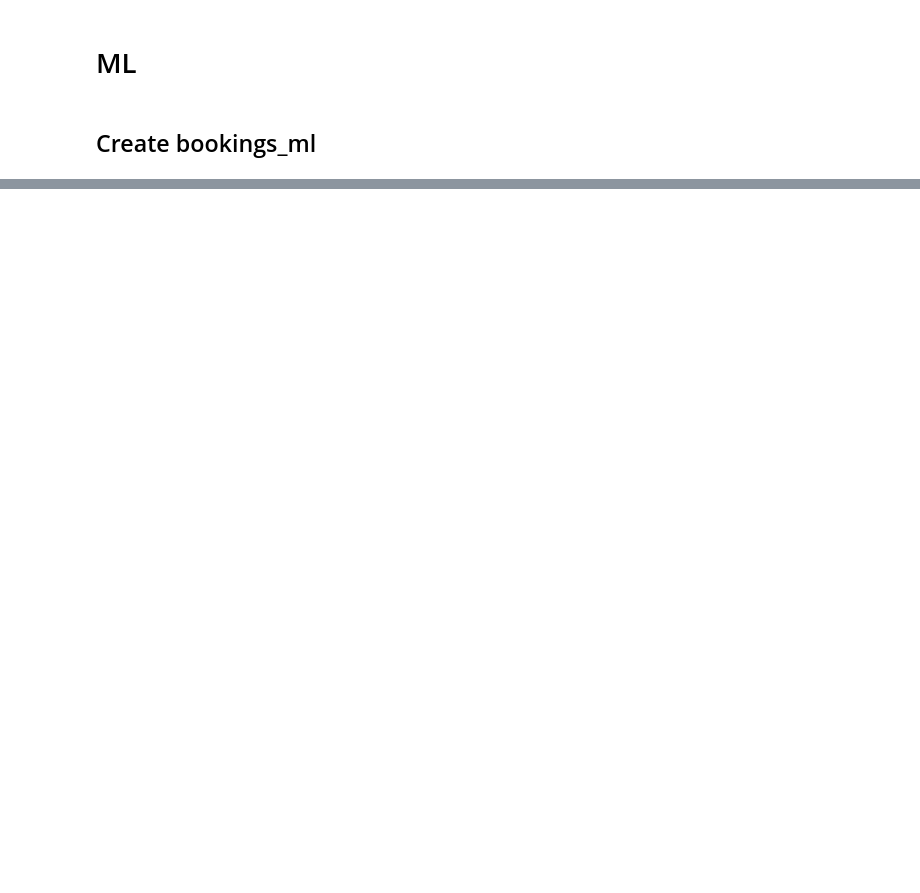
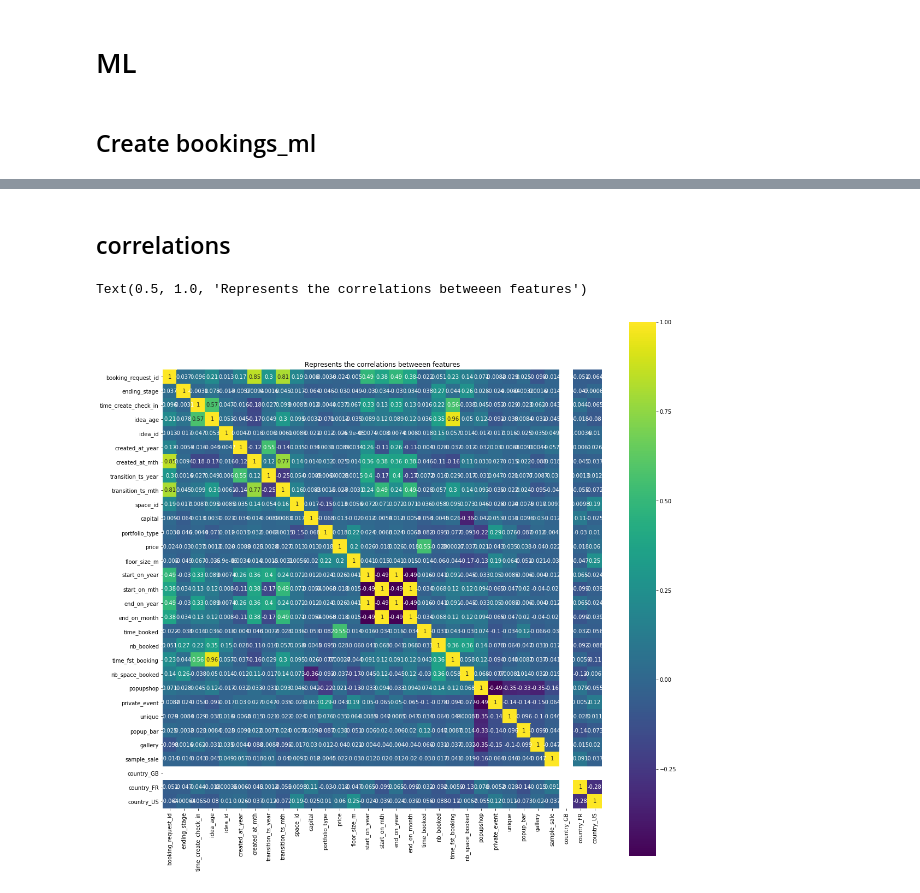
Before and after one commit to paguilmin/AppearHere_Test, a Jupyter notebook: analysis/exploration.ipynb, the cells around one changed output, grey strips where cells are left out. Cells and saved outputs as stored; diff of their text form; code cells hidden in the pictures; blank space fills up the shorter version.

```diff
--- a/analysis/exploration.ipynb
+++ b/analysis/exploration.ipynb
@@ -772,0 +909,8 @@ y = df.iloc[:,4].values
+# %%
+print(bookings_ml.shape)
+bookings_ml = pd.merge(bookings_ml, idea_info, how='left', left_on='idea_id', right_on='idea_id')
+print(bookings_ml.shape)
+bookings_ml = pd.merge(bookings_ml, time_fst_booking, how='left', left_on='booking_request_id', right_on='booking_request_id')
+print(bookings_ml.shape)
+bookings_ml = pd.merge(bookings_ml, space_info, how='left', left_on='space_id', right_on='space_id')
+print(bookings_ml.shape)
@@ -772,0 +949,2 @@ y = df.iloc[:,4].values
+# %%
+bookings_ml.loc[bookings_ml['nb_booked'].isnull(),'nb_booked']= 0
@@ -772,0 +971,26 @@ y = df.iloc[:,4].values
+# %%
+bookings_ml.loc[:,'bf_matched']= 0
+bookings_ml.loc[bookings_ml['to_state_bf']=='matched','bf_matched']= 1
+
+bookings_ml.loc[:,'bf_submitted']= 0
+bookings_ml.loc[bookings_ml['to_state_bf']=='submitted','bf_submitted']= 1
+
+bookings_ml.loc[:,'bf_declined']= 0
+bookings_ml.loc[bookings_ml['to_state_bf']=='declined','bf_declined']= 1
+
+bookings_ml.loc[:,'bf_booked']= 0
+bookings_ml.loc[bookings_ml['to_state_bf']=='booked','bf_booked']= 1
+
+bookings_ml = bookings_ml.drop(['to_state_bf'],axis=1)
+# %%
+bookings_ml.loc[:,'country_GB'] = 0
+bookings_ml.loc[bookings_ml['country']=='GB','country_GB']= 1
+
+bookings_ml.loc[:,'country_FR']= 0
+bookings_ml.loc[bookings_ml['country']=='FR','country_FR']= 1
+
+bookings_ml.loc[:,'country_US']= 0
+bookings_ml.loc[bookings_ml['country']=='US','country_US']= 1
+
+#bookings_ml = bookings_ml.drop(['country'],axis=1)
+#bookings_ml = bookings_ml.drop(['city_ok'],axis=1)
@@ -772,0 +1011,10 @@ y = df.iloc[:,4].values
+# %% [markdown]
+## correlations
+# %%
+tab_corr = bookings_ml.corr()
+plt.figure(figsize=(18, 18))
+sns.heatmap(tab_corr, vmax=1, square=True,annot=True,cmap='viridis')
+plt.title('Represents the correlations betweeen features')
+# %% [output]
+Text(0.5, 1.0, 'Represents the correlations betweeen features')
+[figure, added]
```
Also changed, not shown: parts of 122 cells of this notebook, 1 other file.
